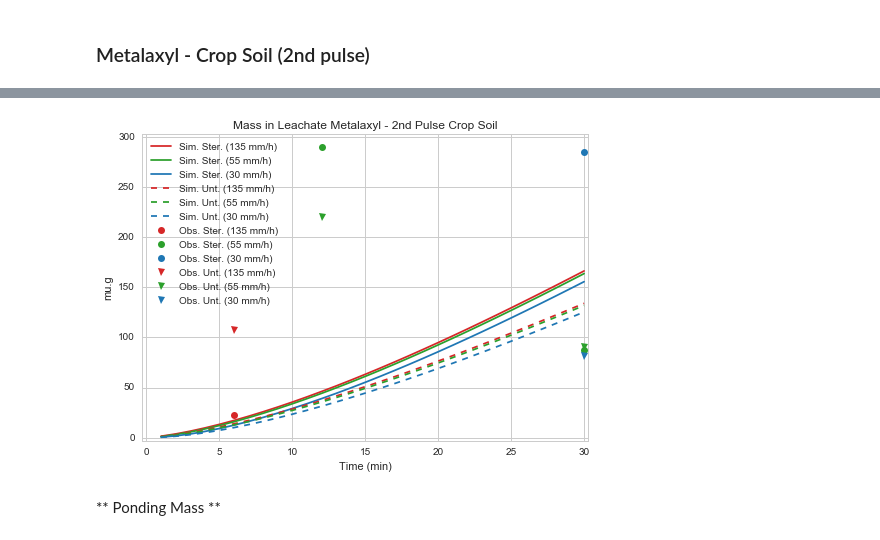
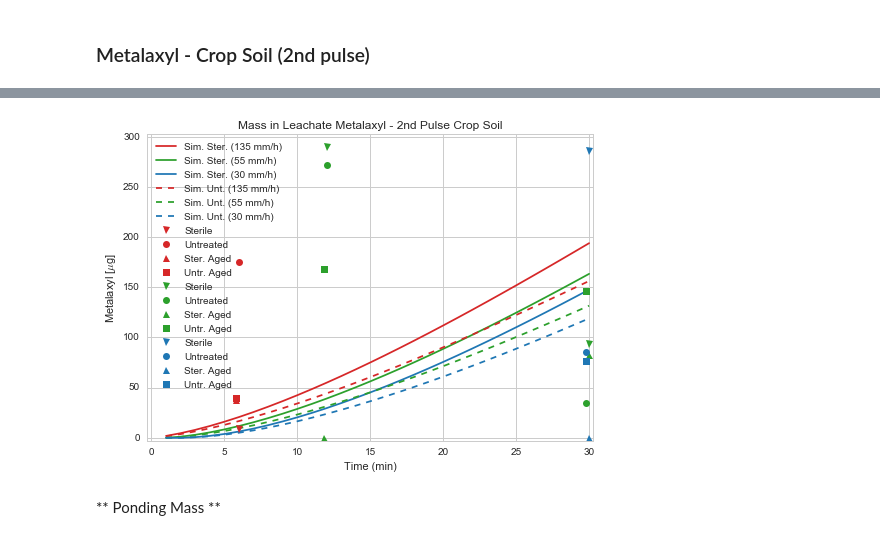
Before and after one commit to DayTimeChunks/LeachingSimulations, a Jupyter notebook: Leaching Model - Annual Crop Soil.ipynb, the cells around one changed output, grey strips where cells are left out. Saved outputs shown, nothing was run; the diff lists cells and outputs as text; code cells hidden in the pictures.

Commit message:
Second pulse adde, but Zinc missing

```diff
--- a/Leaching Model - Annual Crop Soil.ipynb
+++ b/Leaching Model - Annual Crop Soil.ipynb
@@ -253,9 +274,8 @@ from mixinglayer import *
 pb_crop = 0.99/10**3  # bulk density (g/cm^3) -> g/mm^3
 porosity_crop = 0.61  # Crop soil
 
-
 # Assumed (used to calculate Reynolds number)
-runoff_vel = 1.0  # mm/min
+runoff_vel = 10.0  # mm/min
 
 # Fraction organic matter and carbon (Scenario 1)
 fom_crop_sterile = 3.87/100.0
@@ -374,5 +441,5 @@ Uncomment the following line to see leaching rate for metalaxyl during the first
 # %%
-# Initial mass
+# Initial mass - 2nd pulse
 mx_ini_sterile_list = [1496.75, 1440.72, 1047.95, 1462.08, # 0 days
                        1127.52, 1267.11, 994.09, 1050.48] # 10 days
 
@@ -383,17 +450,4 @@ mx_ini_sterile = sum(mx_ini_sterile_list) / len(mx_ini_sterile_list)
 mx_ini_untreated = sum(mx_ini_untreat_list) / len(mx_ini_untreat_list)
 
 
-mx_ini = [mx_ini_sterile, mx_ini_untreated]
-
-# Observed Metalaxyl Leachate - Crop
-# high, med-12, med-30, low
-mx_obs_sterile_crop = np.array([(8.35 + 37.57)/2.0,
-                                (290.27)/1.0, (93.29+82.15)/2.0,
-                                (285.29)/1.0])
-
-
-mx_obs_untreat_crop = np.array([(175.44+40.03)/2.0,
-                                (272.48+168.51)/2.0, (35.12+146.10)/2.0,
-                                (86.01+76.49)/2.0])
-
-mx_sol = [mx_obs_sterile_crop, mx_obs_untreat_crop]
+mx_ini2 = [mx_ini_sterile, mx_ini_untreated]
@@ -402,11 +512,13 @@ mx_sol = [mx_obs_sterile_crop, mx_obs_untreat_crop]
 # %%
 # Any length unit input must be: "mm"
 cum_mx_crop2 = pest_test(Kd_mexyl,
-                        pb_crop,
-                        ovSat_crop,
-                        percol_data2, runoff_data2, infil_data2,
-                        area, soil_height,
-                        mx_ini,
-                        mx_sol,
-                        d, runoff_vel, dtGA=1)
+                         intensities,
+                         pb_crop,
+                         ovSat_crop,
+                         percol_data2, runoff_data2, infil_data2, time_sizes2,
+                         area, soil_height2,
+                         mx_ini2,
+                         mx_sol_leach2, mx_sol_pond2,
+                         d, runoff_vel,
+                         KFILM=True)
 # %% [output]
@@ -455,11 +554,14 @@ mass_percol2 = stackdata6(cum_time_30min,
         cum_mass_leach_st_135mmh, cum_mass_leach_st_55mmh, cum_mass_leach_st_30mmh,
         cum_mass_leach_un_135mmh, cum_mass_leach_un_55mmh, cum_mass_leach_un_30mmh)
 # %%
-pestiplot(mass_percol2,
-          mx_obs_sterile_crop, mx_obs_untreat_crop,
-          'Mass in Leachate Metalaxyl - 2nd Pulse Crop Soil')
+pestiplot_all(mass_percol2,
+              leach2_mx_high_6min,
+              leach2_mx_med_12min, leach2_mx_med_30min,
+              leach2_mx_low_30min,
+              'Mass in Leachate Metalaxyl - 2nd Pulse Crop Soil',
+              'Metalaxyl')
 # %% [output]
-[figure, old version]
+[figure, new version]
 # %% [markdown]
 ** Ponding Mass **
 # %%
```
Also changed, not shown: parts of 80 cells of this notebook, 25 other files.
